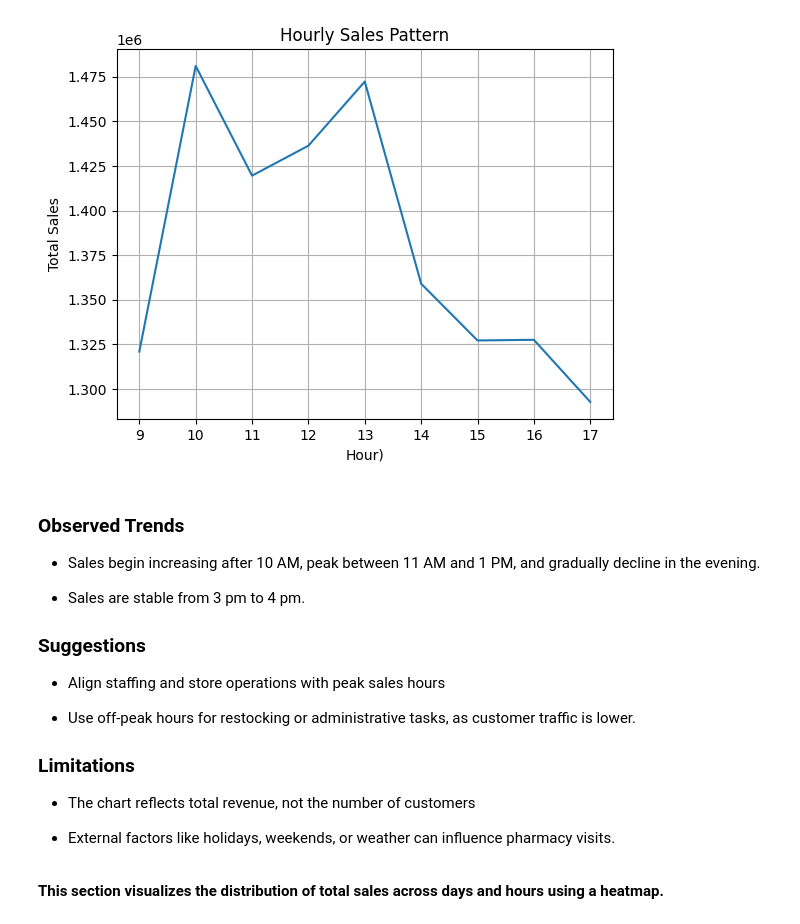
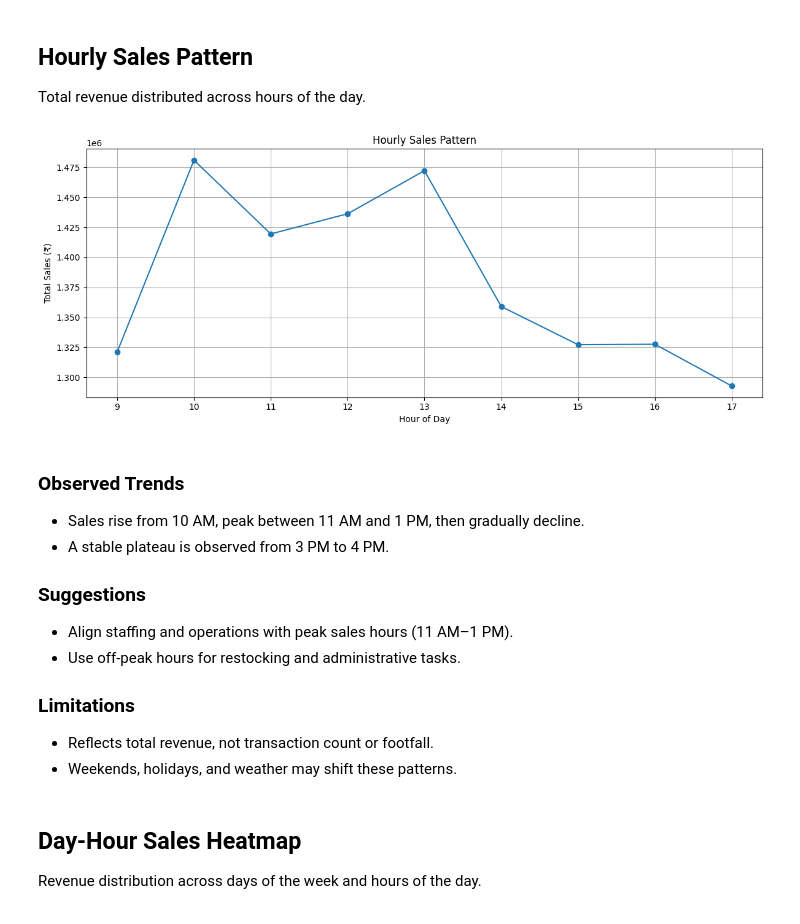
Before and after one commit to blaZeR0721/Medical_Sales_Analysis, a Jupyter notebook: notebooks/01_medicine_sales_analysis.ipynb, the cells around one changed output. Saved outputs shown, nothing was run; the diff lists cells and outputs as text; code cells hidden in the pictures.

```diff
--- a/notebooks/01_medicine_sales_analysis.ipynb
+++ b/notebooks/01_medicine_sales_analysis.ipynb
@@ -3,15 +6,24 @@
 # %%
-# Import necessary libraries
 import pandas as pd
 import matplotlib.pyplot as plt
 import seaborn as sns
 
-# Load the dataset
-df = pd.read_csv("./data/pharmacy_sales.csv")
+# ---------------------------------------------------------------------------
+# Constants
+# ---------------------------------------------------------------------------
 
-# Convert the 'DateTime' column to actual datetime format
-df['DateTime'] = pd.to_datetime(df['DateTime'], format='%d-%m-%Y %H:%M', errors='coerce')
+DATA_PATH = r"D:\7th sem\project\Medical_Sales_Analysis\data\pharmacy_sales.csv"
+DATE_FORMAT = "%d-%m-%Y %H:%M"
+WEEKDAY_ORDER = ["Monday", "Tuesday", "Wednesday", "Thursday", "Friday", "Saturday", "Sunday"]
 
-# New column for date and time
-df['Date'] = df['DateTime'].dt.date
-df['Time'] = df['DateTime'].dt.time
+# ---------------------------------------------------------------------------
+# Data loading
+# ---------------------------------------------------------------------------
+
+df = pd.read_csv(DATA_PATH)
+df["DateTime"] = pd.to_datetime(df["DateTime"], format=DATE_FORMAT, errors="coerce")
+df["Date"] = df["DateTime"].dt.date
+df["Day"] = df["DateTime"].dt.day_name()
+df["Hour"] = df["DateTime"].dt.hour
+
+df.head()
@@ -150,37 +134,38 @@ plt.show()
+# %% [markdown]
+## Hourly Sales Pattern
+
+Total revenue distributed across hours of the day.
 # %%
-# Extract hour from DateTime Column
-df['Hour'] = df['DateTime'].dt.hour
+hourly_sales = df.groupby("Hour")["TotalSales"].sum().reset_index()
 
-# Group by hour and sum TotalSales
-hourlySales = df.groupby('Hour')['TotalSales'].sum().reset_index()
-
-plt.plot(hourlySales['Hour'],hourlySales['TotalSales'])
-plt.title('Hourly Sales Pattern')
-plt.xlabel('Hour)')
-plt.ylabel('Total Sales')
-plt.xticks(range(9, 18))
-plt.grid(True)
+fig, ax = plt.subplots(figsize=(12, 5))
+ax.plot(hourly_sales["Hour"], hourly_sales["TotalSales"], marker="o")
+ax.set_title("Hourly Sales Pattern")
+ax.set_xlabel("Hour of Day")
+ax.set_ylabel("Total Sales (₹)")
+ax.set_xticks(range(9, 18))
+ax.grid(True)
+fig.tight_layout()
 plt.show()
 # %% [output]
-[figure, old version]
+[figure, new version]
 # %% [markdown]
 ### Observed Trends
 
-- Sales begin increasing after 10 AM, peak between 11 AM and 1 PM, and gradually decline in the evening.
-
-- Sales are stable from 3 pm to 4 pm.
+- Sales rise from 10 AM, peak between 11 AM and 1 PM, then gradually decline.
+- A stable plateau is observed from 3 PM to 4 PM.
 
 ### Suggestions
 
-- Align staffing and store operations with peak sales hours
-
-- Use off-peak hours for restocking or administrative tasks, as customer traffic is lower.
+- Align staffing and operations with peak sales hours (11 AM–1 PM).
+- Use off-peak hours for restocking and administrative tasks.
 
 ### Limitations
 
-- The chart reflects total revenue, not the number of customers
-
-- External factors like holidays, weekends, or weather can influence pharmacy visits.
+- Reflects total revenue, not transaction count or footfall.
+- Weekends, holidays, and weather may shift these patterns.
-# %% [markdown]
-**This section visualizes the distribution of total sales across days and hours using a heatmap.**
+# %% [markdown]
+## Day-Hour Sales Heatmap
+
+Revenue distribution across days of the week and hours of the day.
 # %%
```
Also changed, not shown: parts of 19 cells of this notebook, 7 other files.
